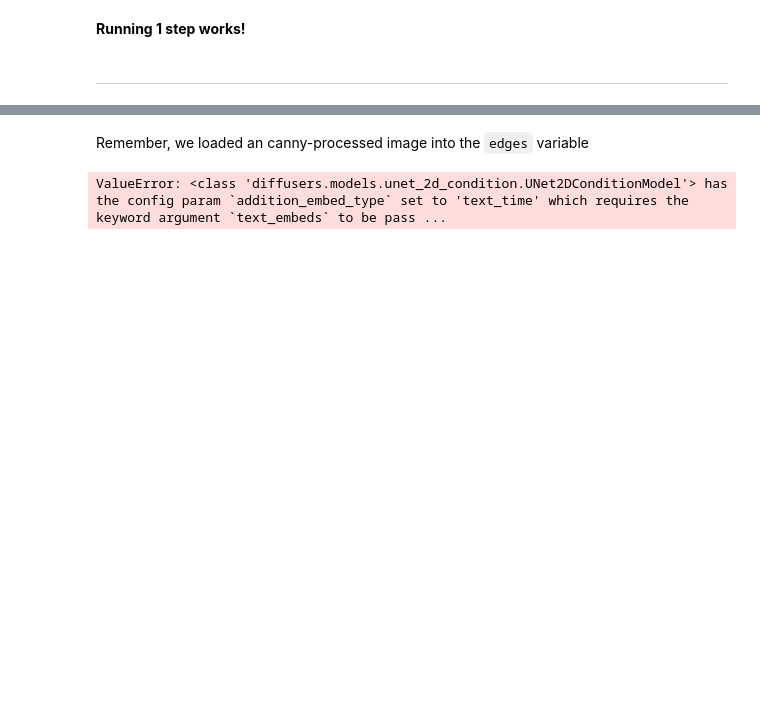
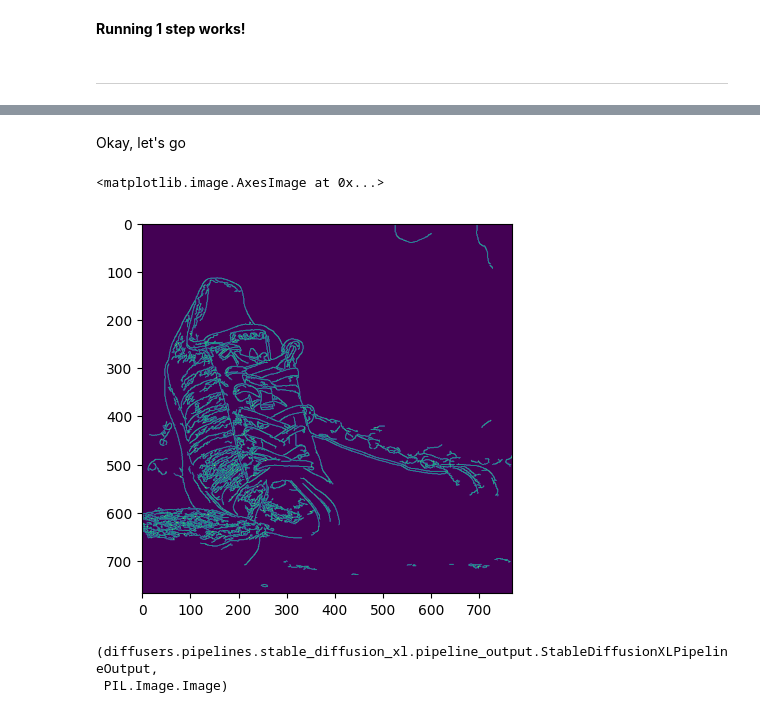
Before and after one commit to UmerHA/controlnet-xs-notes, a Jupyter notebook: Test - Forward - 4.ipynb, the cells around one changed output, grey strips where cells are left out. Saved outputs shown, nothing was run; the diff lists cells and outputs as text; code cells hidden in the pictures; blank space fills up the shorter version.

```diff
--- a/Test - Forward - 4.ipynb
+++ b/Test - Forward - 4.ipynb
@@ -3,7 +3,7 @@ This tests if `forward` still works after making ControlNetXSModel savable via `
 # %%
 import torch
 # %%
-device = 'cpu'
+device = 'mps'
 device_dtype = torch.float32
 # %% [markdown]
 ## Load the model
@@ -208,0 +270,2 @@ ___
+# %% [markdown]
+Okay, let's go
@@ -209,3 +275,11 @@ ___
+# %%
+image = load_image('input_images/shoe.png')
+edges = get_canny_edges(image)
+# %%
+plt.imshow(edges)
+# %% [output]
+<matplotlib.image.AxesImage at 0x...>
+[figure, added]
 # %%
 cnxs.no_control = True
 # %%
@@ -221,9 +295,11 @@ cnxs_pipe = StableDiffusionXLControlNetXSPipeline(
     controlnet=cnxs,
     scheduler=sdxl_pipe.scheduler,
 )
-# %% [markdown]
-Remember, we loaded an canny-processed image into the `edges` variable
 # %%
-result = cnxs_pipe("A turtle", image=edges)
+# takes ~3min to run on cpu / ~1.5min on mps
+result = cnxs_pipe(prompt, negative_prompt=neg_prompt,image=edges, callback=save_latents)
-# %% [output]
-ValueError: <class 'diffusers.models.unet_2d_condition.UNet2DConditionModel'> has the config param `addition_embed_type` set to 'text_time' which requires the keyword argument `text_embeds` to be pass ...
+# %%
+type(result), type(result.images[0])
+# %% [output]
+(diffusers.pipelines.stable_diffusion_xl.pipeline_output.StableDiffusionXLPipelineOutput,
+ PIL.Image.Image)
```
Also changed, not shown: parts of 37 cells of this notebook, 2 other files.
